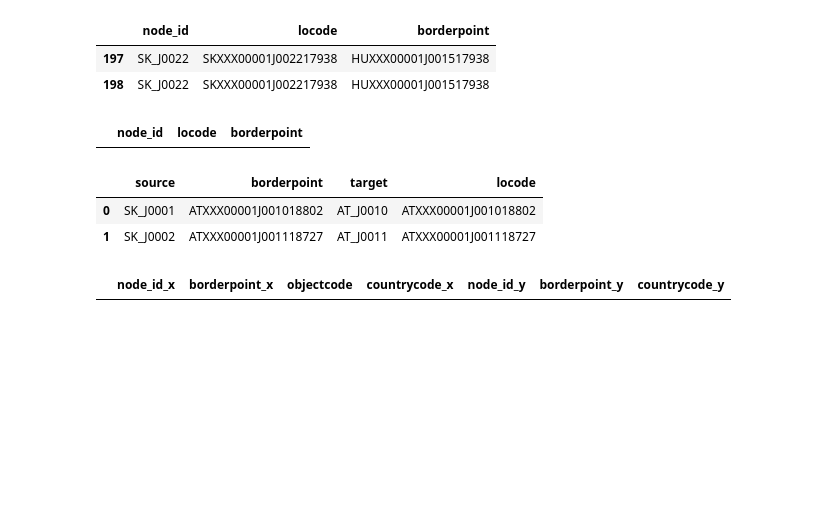
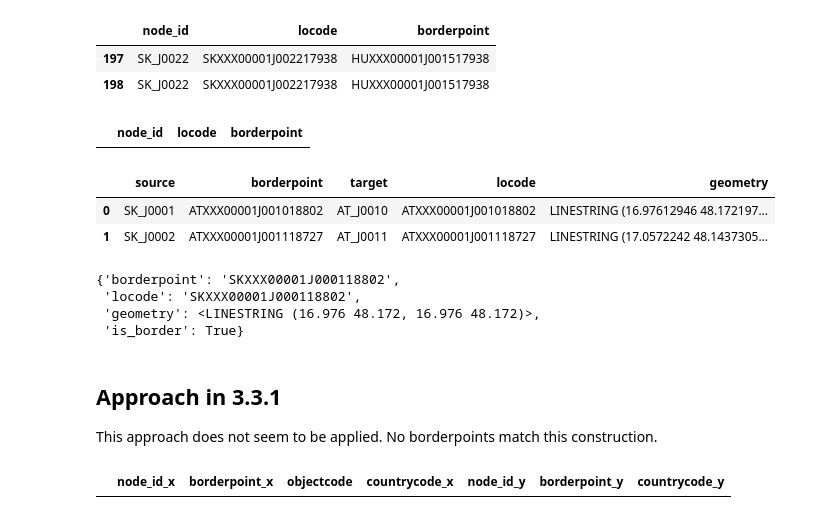
Before and after one commit to RWS-NL/fis-crawler, a Jupyter notebook: notebooks/euris/generate-graph.ipynb, the cells around one changed output. Cells and saved outputs as stored; diff of their text form; code cells hidden in the pictures; blank space fills up the shorter version.

Commit message:
updates euris export with details on border points, document

```diff
--- a/notebooks/euris/generate-graph.ipynb
+++ b/notebooks/euris/generate-graph.ipynb
@@ -169,9 +227,22 @@ HUXXX00001J001517938
 # %% [output]
 |  | node_id | locode | borderpoint |
 # %%
+
+def geometry_for_border(row):
+    source_geometry = graph.nodes[row['source']]['geometry']
+    target_geometry = graph.nodes[row['target']]['geometry']
+    source_target_geometry = shapely.LineString([source_geometry, target_geometry])
+    return source_target_geometry
+
+border_locode_connections['geometry'] = border_locode_connections.apply(
+    geometry_for_border,
+    axis=1
+)
+
+# This is an example of a connected border.
 border_locode_connections[border_locode_connections['source'].str.contains('SK_J00')]
 # %% [output]
-|  | source | borderpoint | target | locode |
-| 0 | SK_J0001 | ATXXX00001J001018802 | AT_J0010 | ATXXX00001J001018802 |
-| 1 | SK_J0002 | ATXXX00001J001118727 | AT_J0011 | ATXXX00001J001118727 |
+|  | source | borderpoint | target | locode | geometry |
+| 0 | SK_J0001 | ATXXX00001J001018802 | AT_J0010 | ATXXX00001J001018802 | LINESTRING (16.97612946 48.172197... |
+| 1 | SK_J0002 | ATXXX00001J001118727 | AT_J0011 | ATXXX00001J001118727 | LINESTRING (17.0572242 48.1437305... |
 # %%
@@ -180,3 +264,13 @@ graph.add_edges_from(border_graph.edges)
+# %%
+graph.edges[('SK_J0001', 'AT_J0010')]
+# %% [output]
+{'borderpoint': 'SKXXX00001J000118802',
+ 'locode': 'SKXXX00001J000118802',
+ 'geometry': <LINESTRING (16.976 48.172, 16.976 48.172)>,
+ 'is_border': True}
+# %% [markdown]
+## Approach in 3.3.1
+This approach does not seem to be applied. No borderpoints match this construction.
 # %%
 border_objectcode_connections = pd.merge(
     border_node_gdf[['node_id', 'borderpoint', 'objectcode', 'countrycode']],
```
Also changed, not shown: parts of 24 cells of this notebook, 6 other files.
